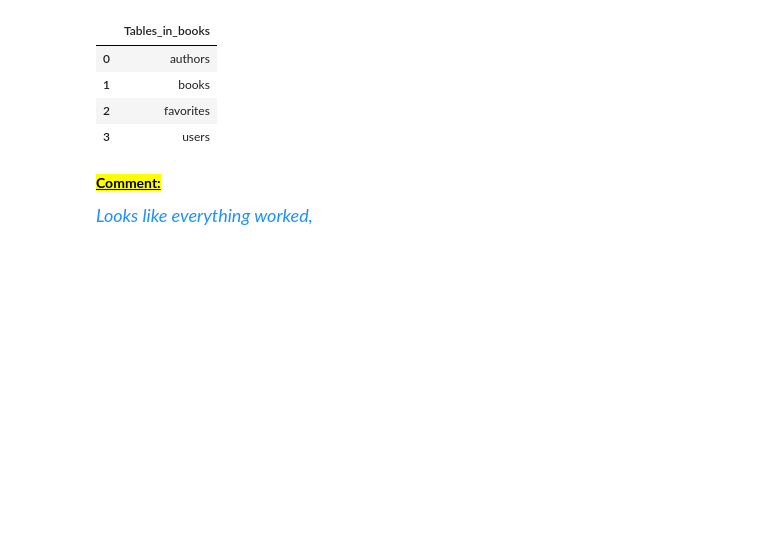
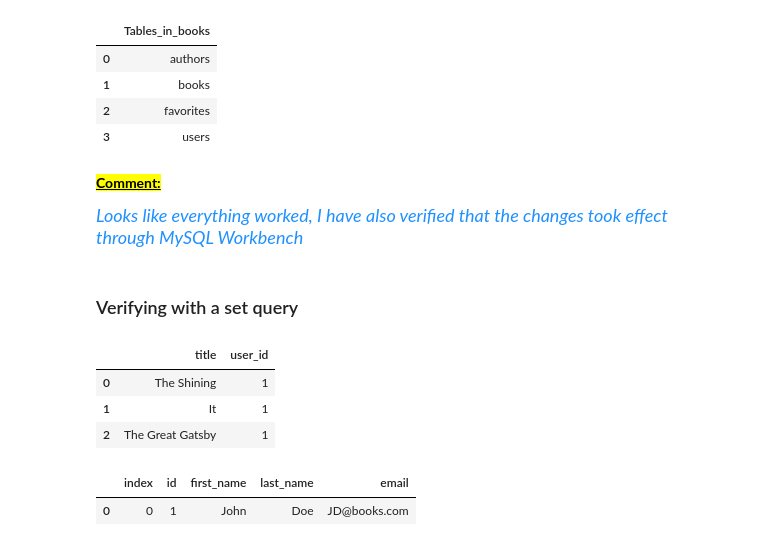
Before and after one commit to CRPeace/CD_Books, a Jupyter notebook: C.Peace_Books.ipynb, the cells around one changed output. Cells and saved outputs as stored; diff of their text form; code cells hidden in the pictures; blank space fills up the shorter version.

Commit message:
verified db, exported db as sql

```diff
--- a/C.Peace_Books.ipynb
+++ b/C.Peace_Books.ipynb
@@ -115,5 +115,38 @@ pd.read_sql(q, engine)
 <mark><u>**Comment:**</u>
 
 <font color='dodgerblue' size=4><i>
-Looks like everything worked,
+Looks like everything worked, I have also verified that the changes took effect through MySQL Workbench
 </i></font>
+# %% [markdown]
+### Verifying with a set query
+# %%
+# query to verify everything is working
+q = '''
+SELECT
+    b.title,
+    f.user_id
+FROM books as b
+JOIN favorites as f
+    ON b.id = f.book_id
+WHERE f.user_id =
+    (SELECT users.id
+    FROM users
+    WHERE (users.last_name = "Doe" AND users.first_name = "John"))
+'''
+pd.read_sql(q, engine)
+# %% [output]
+|  | title | user_id |
+| 0 | The Shining | 1 |
+| 1 | It | 1 |
+| 2 | The Great Gatsby | 1 |
+# %%
+# verifying we have the correct user_id
+q = '''
+select *
+from users
+where last_name like 'doe'
+'''
+pd.read_sql(q, engine)
+# %% [output]
+|  | index | id | first_name | last_name | email |
+| 0 | 0 | 1 | John | Doe | JD@books.com |
```
Also changed, not shown: 1 other file.
